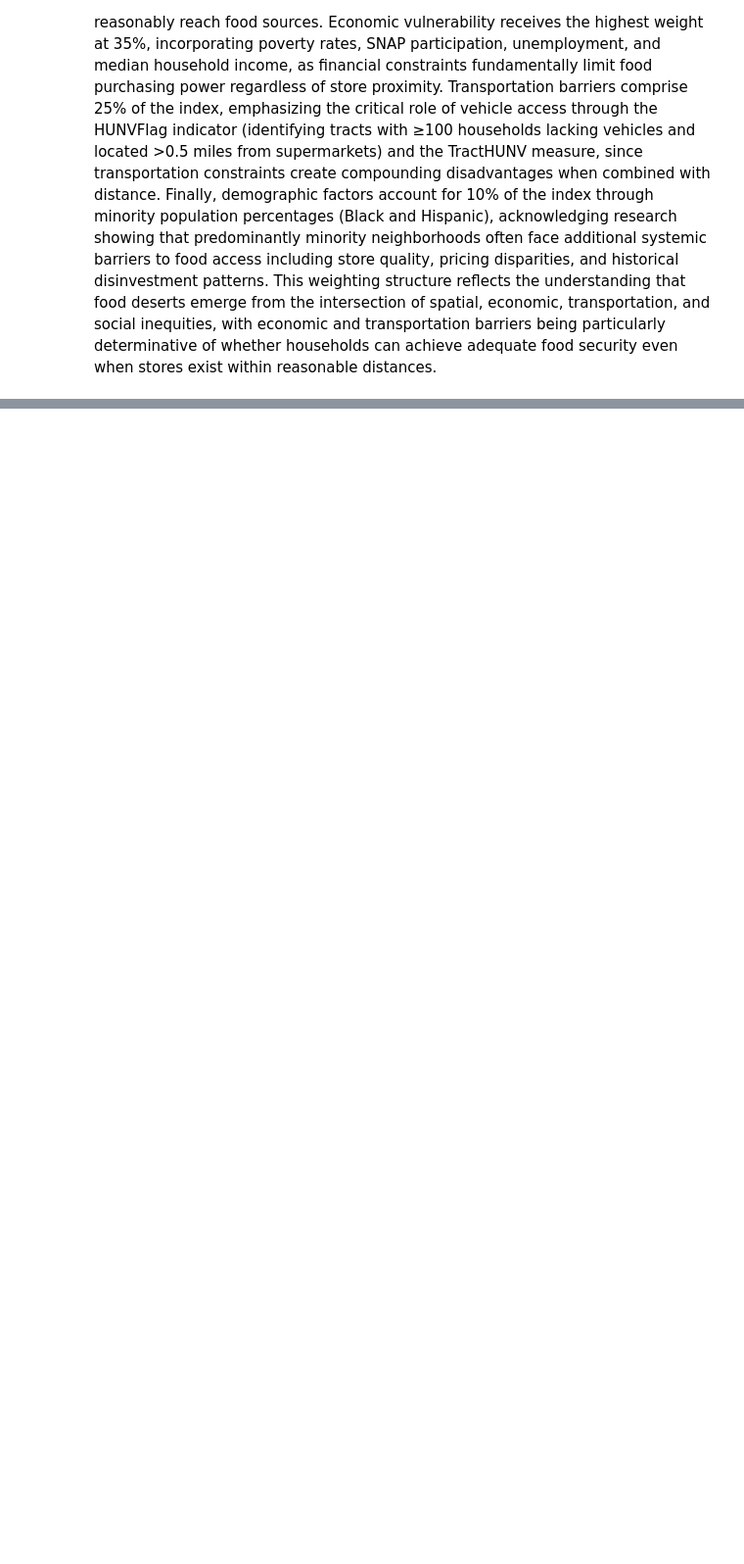
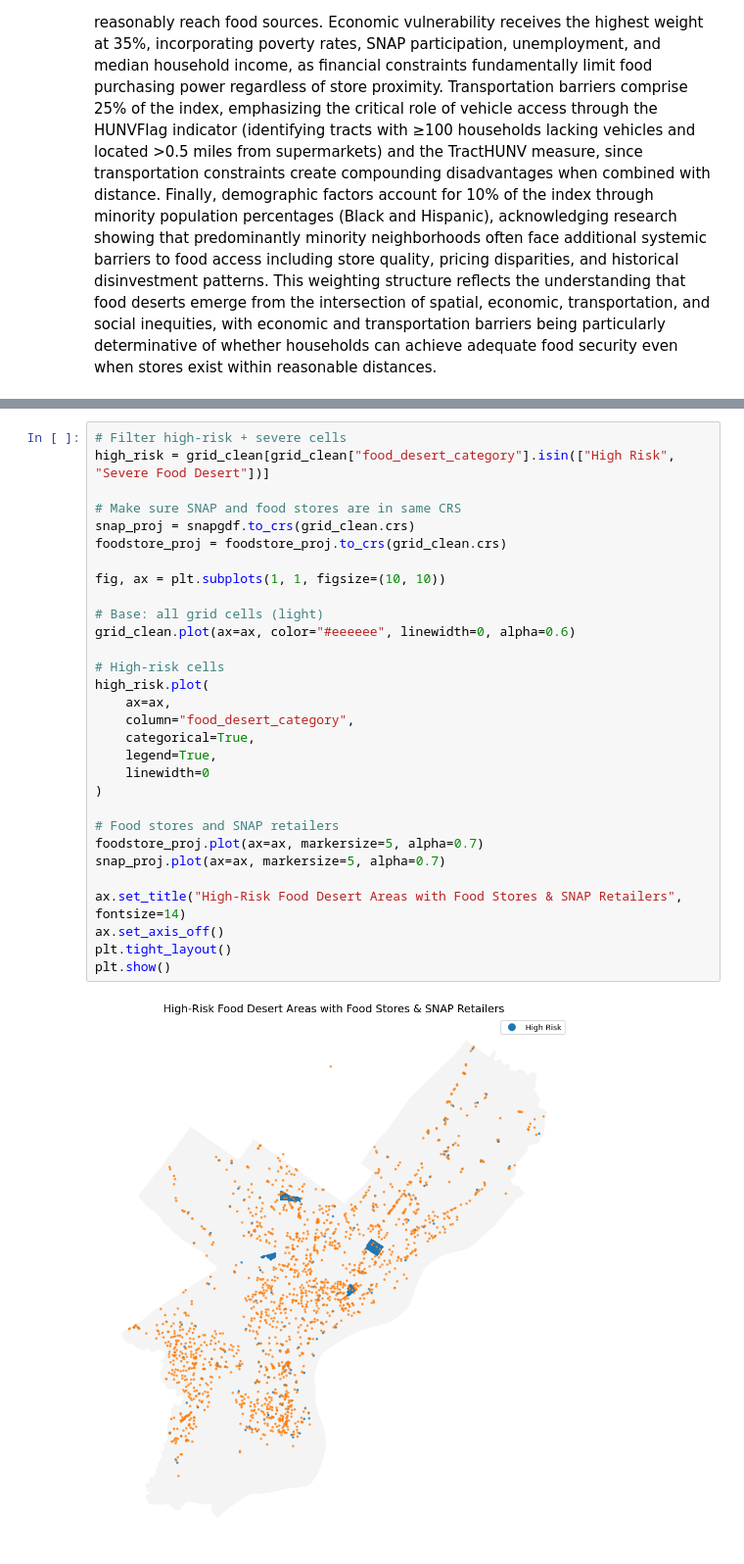
Before and after one commit to wenshaoting6-ui/MUSA-5500-Final-Project, a Jupyter notebook: Code.ipynb, the cells around one changed output, grey strips where cells are left out. Shown at 98% size. Saved outputs shown, nothing was run; the diff lists cells and outputs as text; blank space fills up the shorter version.

```diff
--- a/Code.ipynb
+++ b/Code.ipynb
@@ -546,0 +674,32 @@ print(f"Exported grid with food desert index to: {geojson_path}")
+# %%
+# Filter high-risk + severe cells
+high_risk = grid_clean[grid_clean["food_desert_category"].isin(["High Risk", "Severe Food Desert"])]
+
+# Make sure SNAP and food stores are in same CRS
+snap_proj = snapgdf.to_crs(grid_clean.crs)
+foodstore_proj = foodstore_proj.to_crs(grid_clean.crs)
+
+fig, ax = plt.subplots(1, 1, figsize=(10, 10))
+
+# Base: all grid cells (light)
+grid_clean.plot(ax=ax, color="#eeeeee", linewidth=0, alpha=0.6)
+
+# High-risk cells
+high_risk.plot(
+    ax=ax,
+    column="food_desert_category",
+    categorical=True,
+    legend=True,
+    linewidth=0
+)
+
+# Food stores and SNAP retailers
+foodstore_proj.plot(ax=ax, markersize=5, alpha=0.7)
+snap_proj.plot(ax=ax, markersize=5, alpha=0.7)
+
+ax.set_title("High-Risk Food Desert Areas with Food Stores & SNAP Retailers", fontsize=14)
+ax.set_axis_off()
+plt.tight_layout()
+plt.show()
+# %% [output]
+[figure, added]
```
Also changed, not shown: parts of 18 cells of this notebook, 3 other files.
